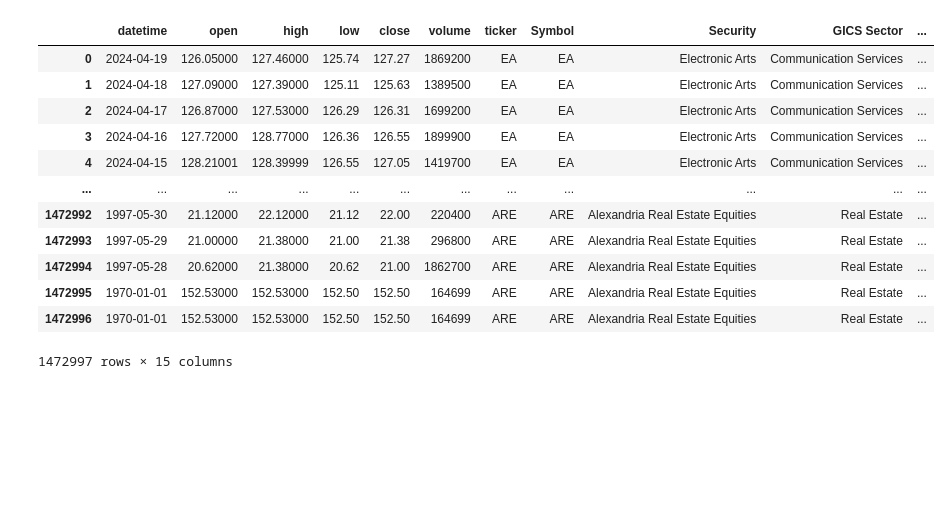
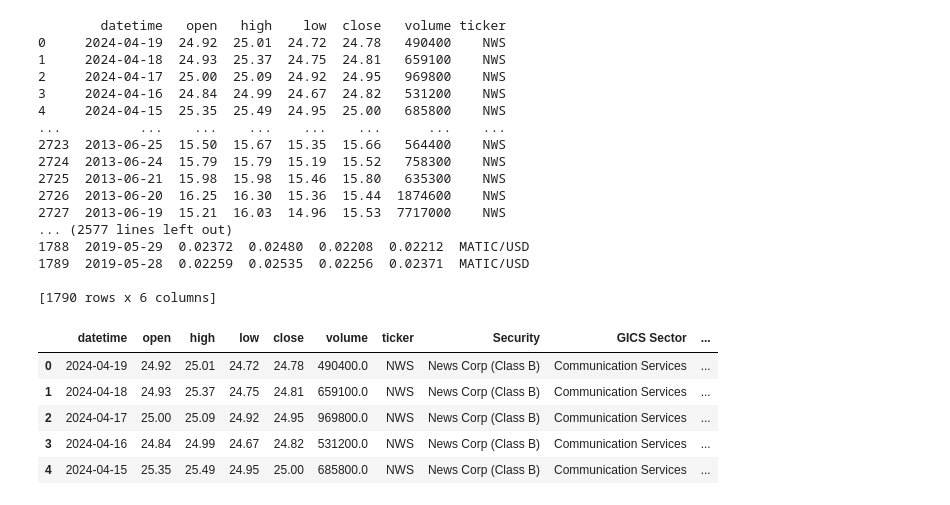
Before and after one commit to ALEE0001/stock_prediction, a Jupyter notebook: data_prep.ipynb, the cells around one changed output. Saved outputs shown, nothing was run; the diff lists cells and outputs as text; code cells hidden in the pictures; blank space fills up the shorter version.

Commit message:
fix data prep

```diff
--- a/data_prep.ipynb
+++ b/data_prep.ipynb
@@ -17,8 +17,8 @@ df_tickers = df_tickers.rename(columns={'Symbol':'ticker'})
 df_tickers = df_tickers[df_tickers['ticker'] != 'GOOG']
 
 random.seed(1993)
-# Get stratified random 20 samples per sector
-df_tickers_sample = df_tickers.groupby('GICS Sector', group_keys=False).apply(lambda x: x.sample(20))
+# Get stratified random 17 samples per sector
+df_tickers_sample = df_tickers.groupby('GICS Sector', group_keys=False).apply(lambda x: x.sample(17))
 
 # Manually add few tech tickers
 df_tickers_sample = pd.concat([df_tickers_sample, df_tickers[df_tickers['ticker'].isin(['META', 'AAPL', 'NFLX', 'GOOGL', 'AMZN', 'TSLA'])]])
@@ -63,16 +48,26 @@ for ticker in tickers:
 
         l_dates = []
 
-        for i in range(batch_size):
-            l_dates.append((pd.to_datetime(end_date)  - timedelta(days=(4990 * i))).strftime('%Y-%m-%d'))
-        l_dates.append(start_date)
+        # If multiple batches, append start and end dates for every 5000 days
+        if batch_size > 1:
+            for i in range(batch_size-1):
+                l_dates.append((pd.to_datetime(end_date)  - timedelta(days=(5000 * i))).strftime('%Y-%m-%d'))
+            l_dates.append(start_date)
+        else:
+            l_dates.append(end_date)
+            l_dates.append(start_date)
+
+        # Check how many credits are left, and pause for 60 seconds to reset Twelve Data's limit
+        api_credit = r.headers['Api-Credits-Left']
+        if api_credit == '0':
+            time.sleep(61)
 
         for i in range(batch_size):
             try:
                 batch_end = l_dates[i]
                 batch_start = l_dates[i+1]
 
-                # Make sure end & start dates don't overlap throughout the loop
+                # Make sure date range don't overlap throughout the loop
                 if (i > 0):
                     batch_end = (pd.to_datetime(batch_end) - timedelta(days=1)).strftime('%Y-%m-%d')
 
@@ -92,9 +87,9 @@ for ticker in tickers:
                 # Append data to list
                 data_frames.append(data)
 
-                # Check how many credits are left, and pause for 60 seconds to align with Twelve Data's limit
-                api_credit_remaining = r.headers['Api-Credits-Left']
-                if api_credit_remaining == '1':
+                # Check how many credits are left, and pause for 60 seconds to reset Twelve Data's limit
+                api_credit = r.headers['Api-Credits-Left']
+                if api_credit == '0':
                     time.sleep(61)
 
             except:
@@ -108,21 +103,32 @@ for ticker in tickers:
 df_final = pd.concat([i for i in data_frames if len(i) > 0])
 
 merge_cols = ['GICS Sector', 'GICS Sub-Industry', 'Headquarters Location', 'Date added', 'Founded'] # 'CIK'
-df_model = df_final.merge(df_tickers, left_on='ticker', right_on='Symbol', how='left')
+df_model = df_final.merge(df_tickers, on='ticker', how='left')
 df_model.to_csv(f'data/{date.today().strftime("%Y-%m-%d")}.csv', index=False)
+# %% [output]
+        datetime   open   high    low  close   volume ticker
+0     2024-04-19  24.92  25.01  24.72  24.78   490400    NWS
+1     2024-04-18  24.93  25.37  24.75  24.81   659100    NWS
+2     2024-04-17  25.00  25.09  24.92  24.95   969800    NWS
+3     2024-04-16  24.84  24.99  24.67  24.82   531200    NWS
+4     2024-04-15  25.35  25.49  24.95  25.00   685800    NWS
+...          ...    ...    ...    ...    ...      ...    ...
+2723  2013-06-25  15.50  15.67  15.35  15.66   564400    NWS
+2724  2013-06-24  15.79  15.79  15.19  15.52   758300    NWS
+2725  2013-06-21  15.98  15.98  15.46  15.80   635300    NWS
+2726  2013-06-20  16.25  16.30  15.36  15.44  1874600    NWS
+2727  2013-06-19  15.21  16.03  14.96  15.53  7717000    NWS
+... (2577 lines left out)
+1788  2019-05-29  0.02372  0.02480  0.02208  0.02212  MATIC/USD
+1789  2019-05-28  0.02259  0.02535  0.02256  0.02371  MATIC/USD
+
+[1790 rows x 6 columns]
 # %%
-df_model
+df_model.head()
 # %% [output]
-|  | datetime | open | high | low | close | volume | ticker | Symbol | Security | GICS Sector | ... |
-| 0 | 2024-04-19 | 126.05000 | 127.46000 | 125.74 | 127.27 | 1869200 | EA | EA | Electronic Arts | Communication Services | ... |
-| 1 | 2024-04-18 | 127.09000 | 127.39000 | 125.11 | 125.63 | 1389500 | EA | EA | Electronic Arts | Communication Services | ... |
-| 2 | 2024-04-17 | 126.87000 | 127.53000 | 126.29 | 126.31 | 1699200 | EA | EA | Electronic Arts | Communication Services | ... |
-| 3 | 2024-04-16 | 127.72000 | 128.77000 | 126.36 | 126.55 | 1899900 | EA | EA | Electronic Arts | Communication Services | ... |
-| 4 | 2024-04-15 | 128.21001 | 128.39999 | 126.55 | 127.05 | 1419700 | EA | EA | Electronic Arts | Communication Services | ... |
-| ... | ... | ... | ... | ... | ... | ... | ... | ... | ... | ... | ... |
-| 1472992 | 1997-05-30 | 21.12000 | 22.12000 | 21.12 | 22.00 | 220400 | ARE | ARE | Alexandria Real Estate Equities | Real Estate | ... |
-| 1472993 | 1997-05-29 | 21.00000 | 21.38000 | 21.00 | 21.38 | 296800 | ARE | ARE | Alexandria Real Estate Equities | Real Estate | ... |
-| 1472994 | 1997-05-28 | 20.62000 | 21.38000 | 20.62 | 21.00 | 1862700 | ARE | ARE | Alexandria Real Estate Equities | Real Estate | ... |
-| 1472995 | 1970-01-01 | 152.53000 | 152.53000 | 152.50 | 152.50 | 164699 | ARE | ARE | Alexandria Real Estate Equities | Real Estate | ... |
-| 1472996 | 1970-01-01 | 152.53000 | 152.53000 | 152.50 | 152.50 | 164699 | ARE | ARE | Alexandria Real Estate Equities | Real Estate | ... |
+|  | datetime | open | high | low | close | volume | ticker | Security | GICS Sector | ... |
+| 0 | 2024-04-19 | 24.92 | 25.01 | 24.72 | 24.78 | 490400.0 | NWS | News Corp (Class B) | Communication Services | ... |
+| 1 | 2024-04-18 | 24.93 | 25.37 | 24.75 | 24.81 | 659100.0 | NWS | News Corp (Class B) | Communication Services | ... |
+| 2 | 2024-04-17 | 25.00 | 25.09 | 24.92 | 24.95 | 969800.0 | NWS | News Corp (Class B) | Communication Services | ... |
+| 3 | 2024-04-16 | 24.84 | 24.99 | 24.67 | 24.82 | 531200.0 | NWS | News Corp (Class B) | Communication Services | ... |
+| 4 | 2024-04-15 | 25.35 | 25.49 | 24.95 | 25.00 | 685800.0 | NWS | News Corp (Class B) | Communication Services | ... |
-1472997 rows × 15 columns
```
Also changed, not shown: parts of 2 cells of this notebook.
